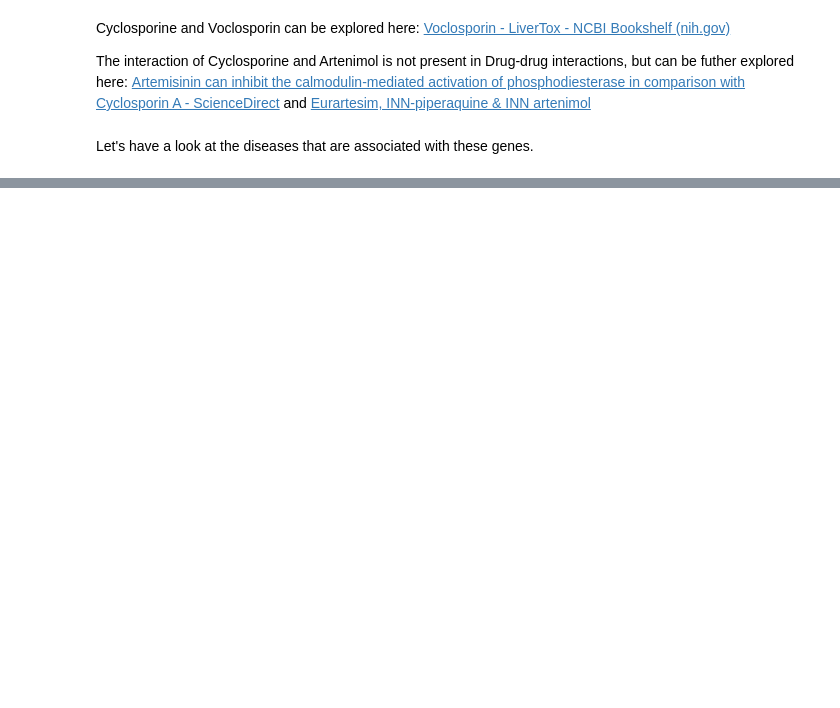
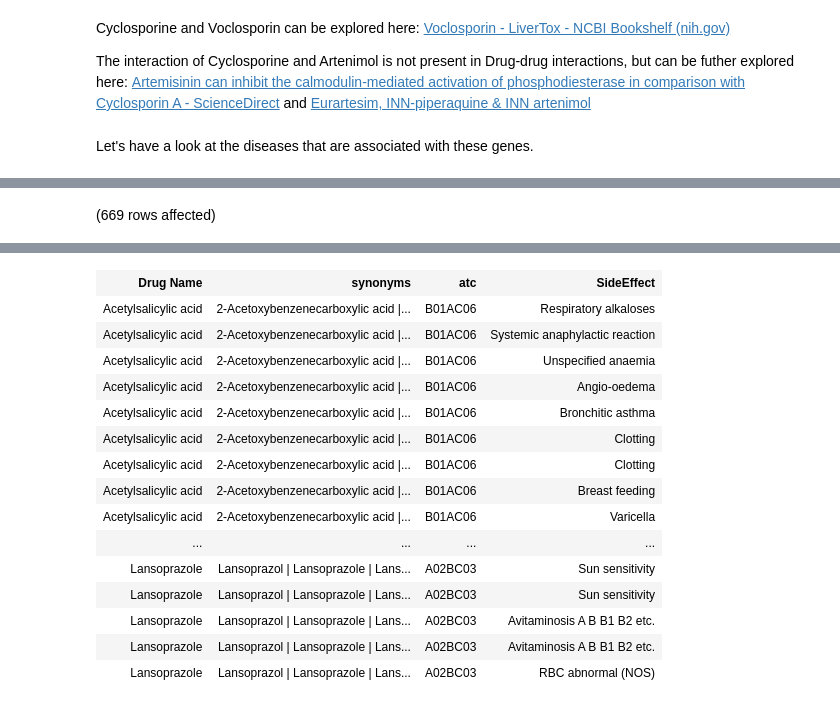
Before and after one commit to rangan2510/InteractDb-rc2, a Jupyter notebook: loader/sql/Demo1.ipynb, the cells around one changed output, grey strips where cells are left out. Cells and saved outputs as stored; diff of their text form; code cells hidden in the pictures; blank space fills up the shorter version.

```diff
--- a/loader/sql/Demo1.ipynb
+++ b/loader/sql/Demo1.ipynb
@@ -240,0 +257,7 @@ Total execution time: 00:00:01.166
+# %%
+SELECT Drug.name AS [Drug Name], Drug.synonyms, Drug.atc AS [atc], SideEffect.name AS [SideEffect]
+FROM drug_nodes Drug, drug_sideeffect_edges DSE, sideeffect_nodes SideEffect
+WHERE MATCH(Drug-(DSE)->SideEffect)
+AND CONTAINS(synonyms, '%LANSOPRAZOLE% OR %ATORVASTATINE% OR %POTASSIUM% OR %FUROSEMIDE% OR %ACETYLSALICYLIC%')
+# %% [output]
+(669 rows affected)
@@ -240,0 +265,16 @@ Total execution time: 00:00:01.166
+| Drug Name | synonyms | atc | SideEffect |
+| Acetylsalicylic acid | 2-Acetoxybenzenecarboxylic acid |... | B01AC06 | Respiratory alkaloses |
+| Acetylsalicylic acid | 2-Acetoxybenzenecarboxylic acid |... | B01AC06 | Systemic anaphylactic reaction |
+| Acetylsalicylic acid | 2-Acetoxybenzenecarboxylic acid |... | B01AC06 | Unspecified anaemia |
+| Acetylsalicylic acid | 2-Acetoxybenzenecarboxylic acid |... | B01AC06 | Angio-oedema |
+| Acetylsalicylic acid | 2-Acetoxybenzenecarboxylic acid |... | B01AC06 | Bronchitic asthma |
+| Acetylsalicylic acid | 2-Acetoxybenzenecarboxylic acid |... | B01AC06 | Clotting |
+| Acetylsalicylic acid | 2-Acetoxybenzenecarboxylic acid |... | B01AC06 | Clotting |
+| Acetylsalicylic acid | 2-Acetoxybenzenecarboxylic acid |... | B01AC06 | Breast feeding |
+| Acetylsalicylic acid | 2-Acetoxybenzenecarboxylic acid |... | B01AC06 | Varicella |
+| ... | ... | ... | ... |
+| Lansoprazole | Lansoprazol | Lansoprazole | Lans... | A02BC03 | Sun sensitivity |
+| Lansoprazole | Lansoprazol | Lansoprazole | Lans... | A02BC03 | Sun sensitivity |
+| Lansoprazole | Lansoprazol | Lansoprazole | Lans... | A02BC03 | Avitaminosis A B B1 B2 etc. |
+| Lansoprazole | Lansoprazol | Lansoprazole | Lans... | A02BC03 | Avitaminosis A B B1 B2 etc. |
+| Lansoprazole | Lansoprazol | Lansoprazole | Lans... | A02BC03 | RBC abnormal (NOS) |
```
Also changed, not shown: parts of 13 cells of this notebook, 3 other files.
